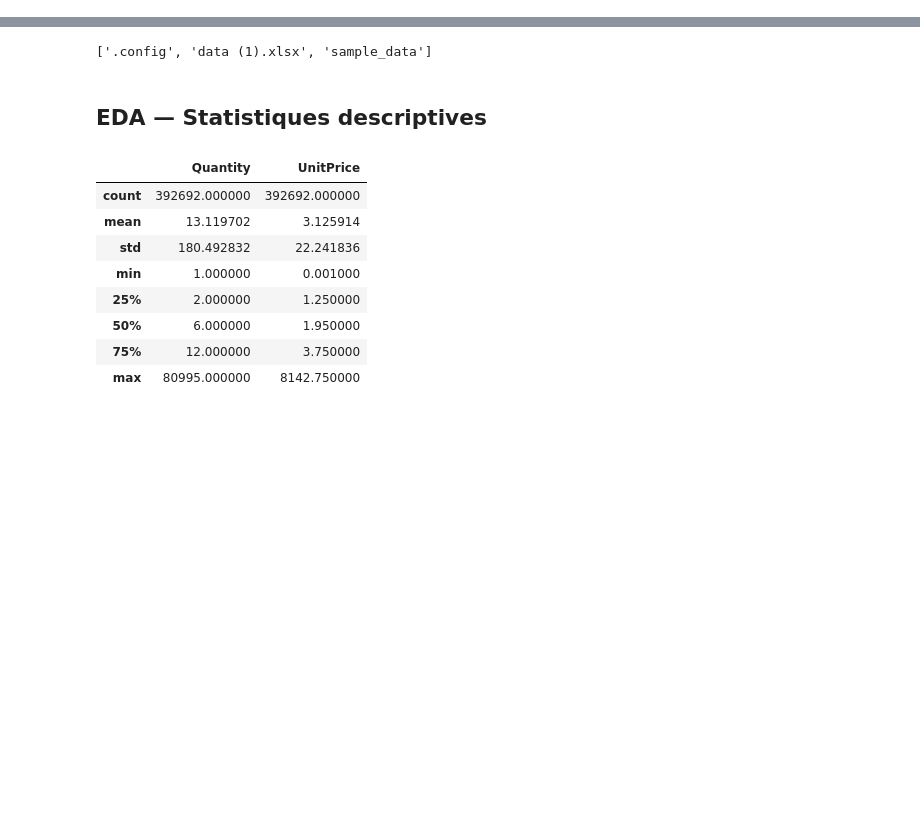
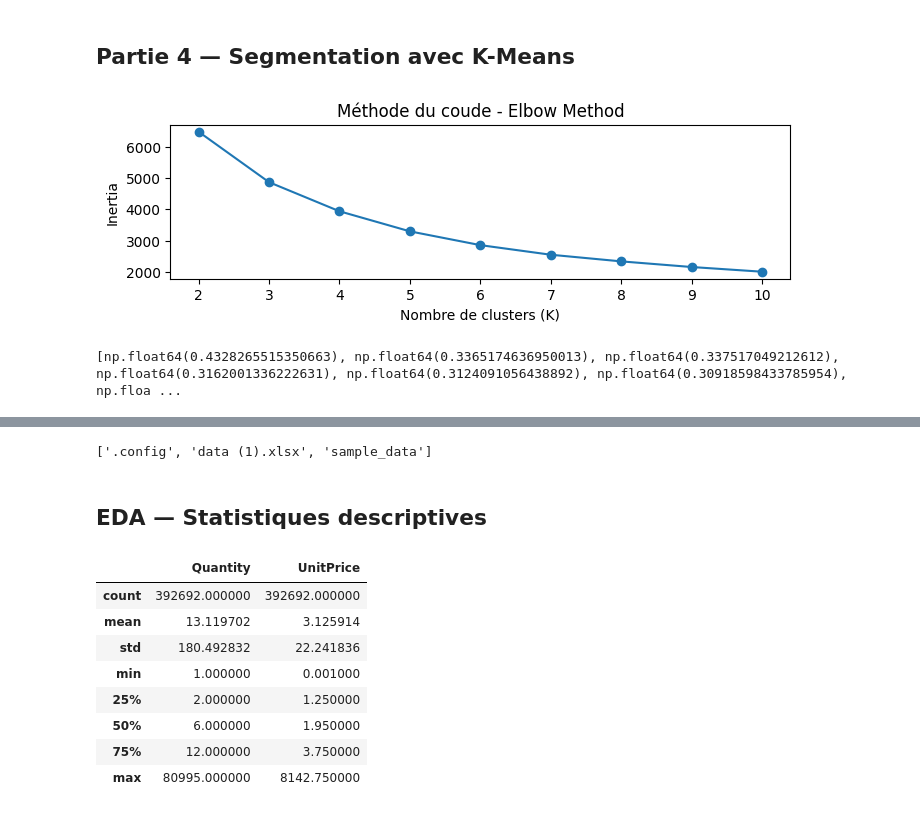
Before and after one commit to YadriAicha/Smart-Customer-Segmentation, a Jupyter notebook: notebooks/segmentation_clients.ipynb, the cells around one changed output, grey strips where cells are left out. Drawn from its saved outputs; the diff is of its cells as text; code cells hidden in the pictures; blank space fills up the shorter version.

```diff
--- a/notebooks/segmentation_clients.ipynb
+++ b/notebooks/segmentation_clients.ipynb
@@ -0,0 +198,37 @@
+# %% [markdown]
+## Partie 4 — Segmentation avec K-Means
+# %%
+## 4.1 :Recherche de K
+# methode du coude (elbow)
+from  sklearn.cluster import KMeans
+import matplotlib.pyplot as plt
+
+inertias =[]
+for k in range(2,11):
+    Kmeans = KMeans(n_clusters=k,random_state=42,n_init=10)
+    Kmeans.fit(rfm_scaled)
+    inertias.append(Kmeans.inertia_)
+plt.figure(figsize=(8,2))
+plt.plot(range(2,11),inertias,marker="o")
+plt.title("Méthode du coude - Elbow Method")
+plt.xlabel("Nombre de clusters (K)")
+plt.ylabel("Inertia")
+plt.show()
+# %% [output]
+[figure, added]
+# %%
+from sklearn.metrics import silhouette_score
+from sklearn.cluster import KMeans
+
+silhouetteScore =[]
+for i in range(2,11):
+    Kmeans =KMeans(n_clusters=i,random_state=42,n_init=10)
+    labels =Kmeans.fit_predict(rfm_scaled)
+    score =silhouette_score(rfm_scaled,labels)
+    silhouetteScore.append(
+        score
+    )
+
+print(silhouetteScore)
+# %% [output]
+[np.float64(0.4328265515350663), np.float64(0.3365174636950013), np.float64(0.337517049212612), np.float64(0.3162001336222631), np.float64(0.3124091056438892), np.float64(0.30918598433785954), np.floa ...
```
Also changed, not shown: parts of 33 cells of this notebook, 2 other files.
